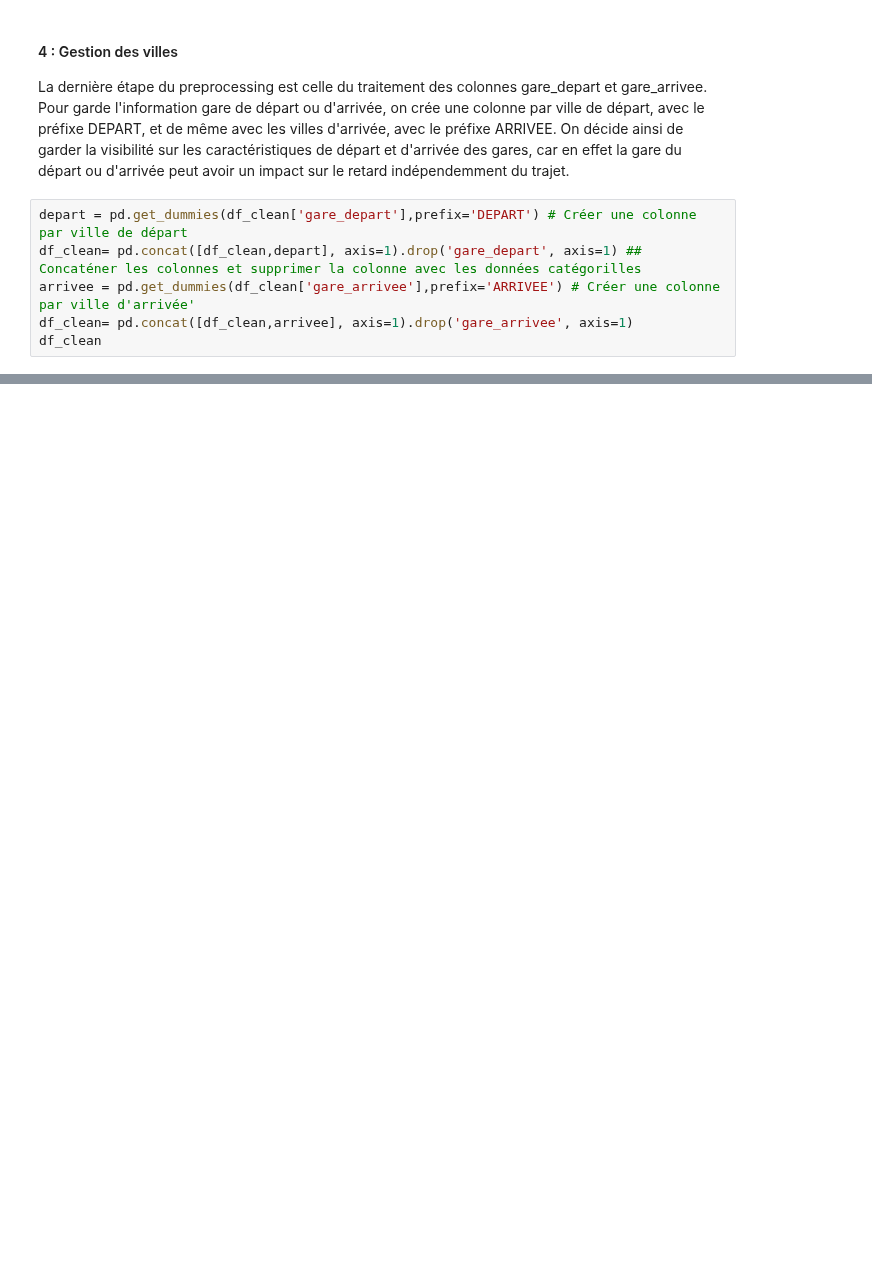
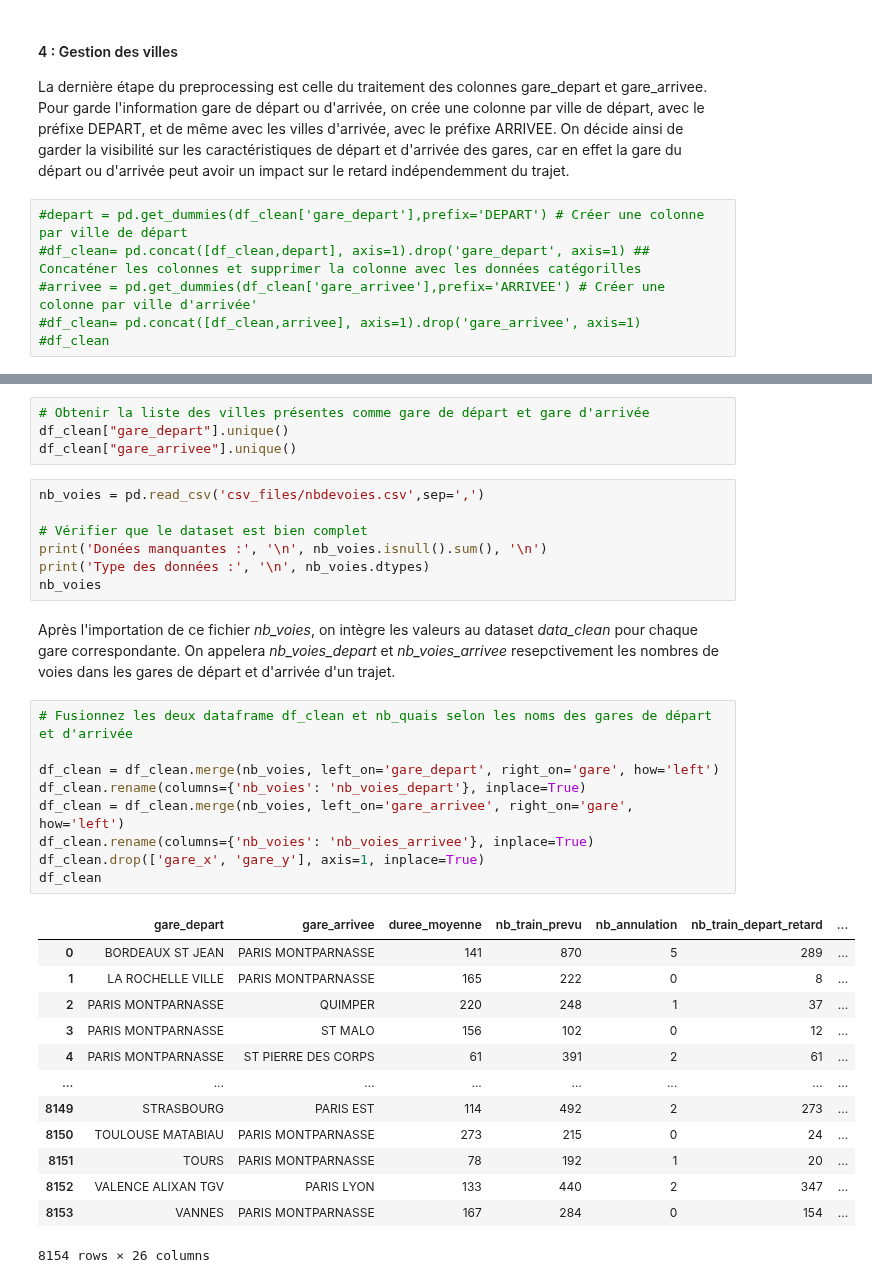
Before and after one commit to MatteoGentili/Apprentissage_Automatique_Project, a Jupyter notebook: Python_files/explo_traitement_data.ipynb, the cells around one changed output, grey strips where cells are left out. Saved outputs shown, nothing was run; the diff lists cells and outputs as text; blank space fills up the shorter version.

```diff
--- a/Python_files/explo_traitement_data.ipynb
+++ b/Python_files/explo_traitement_data.ipynb
@@ -77,8 +111,8 @@ df_clean["date"] = pd.to_datetime(df_clean["date"])
 #### 4 : Gestion des villes
 La dernière étape du preprocessing est celle du traitement des colonnes gare_depart et gare_arrivee. Pour garde l'information gare de départ ou d'arrivée, on crée une colonne par ville de départ, avec le préfixe DEPART, et de même avec les villes d'arrivée, avec le préfixe ARRIVEE. On décide ainsi de garder la visibilité sur les caractéristiques de départ et d'arrivée des gares, car en effet la gare du départ ou d'arrivée peut avoir un impact sur le retard indépendemment du trajet.
 # %%
-depart = pd.get_dummies(df_clean['gare_depart'],prefix='DEPART') # Créer une colonne par ville de départ
-df_clean= pd.concat([df_clean,depart], axis=1).drop('gare_depart', axis=1) ## Concaténer les colonnes et supprimer la colonne avec les données catégorilles
-arrivee = pd.get_dummies(df_clean['gare_arrivee'],prefix='ARRIVEE') # Créer une colonne par ville d'arrivée'
-df_clean= pd.concat([df_clean,arrivee], axis=1).drop('gare_arrivee', axis=1)
-df_clean
+#depart = pd.get_dummies(df_clean['gare_depart'],prefix='DEPART') # Créer une colonne par ville de départ
+#df_clean= pd.concat([df_clean,depart], axis=1).drop('gare_depart', axis=1) ## Concaténer les colonnes et supprimer la colonne avec les données catégorilles
+#arrivee = pd.get_dummies(df_clean['gare_arrivee'],prefix='ARRIVEE') # Créer une colonne par ville d'arrivée'
+#df_clean= pd.concat([df_clean,arrivee], axis=1).drop('gare_arrivee', axis=1)
+#df_clean
@@ -98,0 +134,36 @@ df_clean
+# %%
+# Obtenir la liste des villes présentes comme gare de départ et gare d'arrivée
+df_clean["gare_depart"].unique()
+df_clean["gare_arrivee"].unique()
+# %%
+nb_voies = pd.read_csv('csv_files/nbdevoies.csv',sep=',')
+
+# Vérifier que le dataset est bien complet
+print('Donées manquantes :', '\n', nb_voies.isnull().sum(), '\n')
+print('Type des données :', '\n', nb_voies.dtypes)
+nb_voies
+# %% [markdown]
+Après l'importation de ce fichier *nb_voies*, on intègre les valeurs au dataset *data_clean* pour chaque gare correspondante. On appelera *nb_voies_depart* et *nb_voies_arrivee* resepctivement les nombres de voies dans les gares de départ et d'arrivée d'un trajet.
+# %%
+# Fusionnez les deux dataframe df_clean et nb_quais selon les noms des gares de départ et d'arrivée
+
+df_clean = df_clean.merge(nb_voies, left_on='gare_depart', right_on='gare', how='left')
+df_clean.rename(columns={'nb_voies': 'nb_voies_depart'}, inplace=True)
+df_clean = df_clean.merge(nb_voies, left_on='gare_arrivee', right_on='gare', how='left')
+df_clean.rename(columns={'nb_voies': 'nb_voies_arrivee'}, inplace=True)
+df_clean.drop(['gare_x', 'gare_y'], axis=1, inplace=True)
+df_clean
+# %% [output]
+|  | gare_depart | gare_arrivee | duree_moyenne | nb_train_prevu | nb_annulation | nb_train_depart_retard | ... |
+| 0 | BORDEAUX ST JEAN | PARIS MONTPARNASSE | 141 | 870 | 5 | 289 | ... |
+| 1 | LA ROCHELLE VILLE | PARIS MONTPARNASSE | 165 | 222 | 0 | 8 | ... |
+| 2 | PARIS MONTPARNASSE | QUIMPER | 220 | 248 | 1 | 37 | ... |
+| 3 | PARIS MONTPARNASSE | ST MALO | 156 | 102 | 0 | 12 | ... |
+| 4 | PARIS MONTPARNASSE | ST PIERRE DES CORPS | 61 | 391 | 2 | 61 | ... |
+| ... | ... | ... | ... | ... | ... | ... | ... |
+| 8149 | STRASBOURG | PARIS EST | 114 | 492 | 2 | 273 | ... |
+| 8150 | TOULOUSE MATABIAU | PARIS MONTPARNASSE | 273 | 215 | 0 | 24 | ... |
+| 8151 | TOURS | PARIS MONTPARNASSE | 78 | 192 | 1 | 20 | ... |
+| 8152 | VALENCE ALIXAN TGV | PARIS LYON | 133 | 440 | 2 | 347 | ... |
+| 8153 | VANNES | PARIS MONTPARNASSE | 167 | 284 | 0 | 154 | ... |
+8154 rows × 26 columns
```
Also changed, not shown: parts of 14 cells of this notebook.
